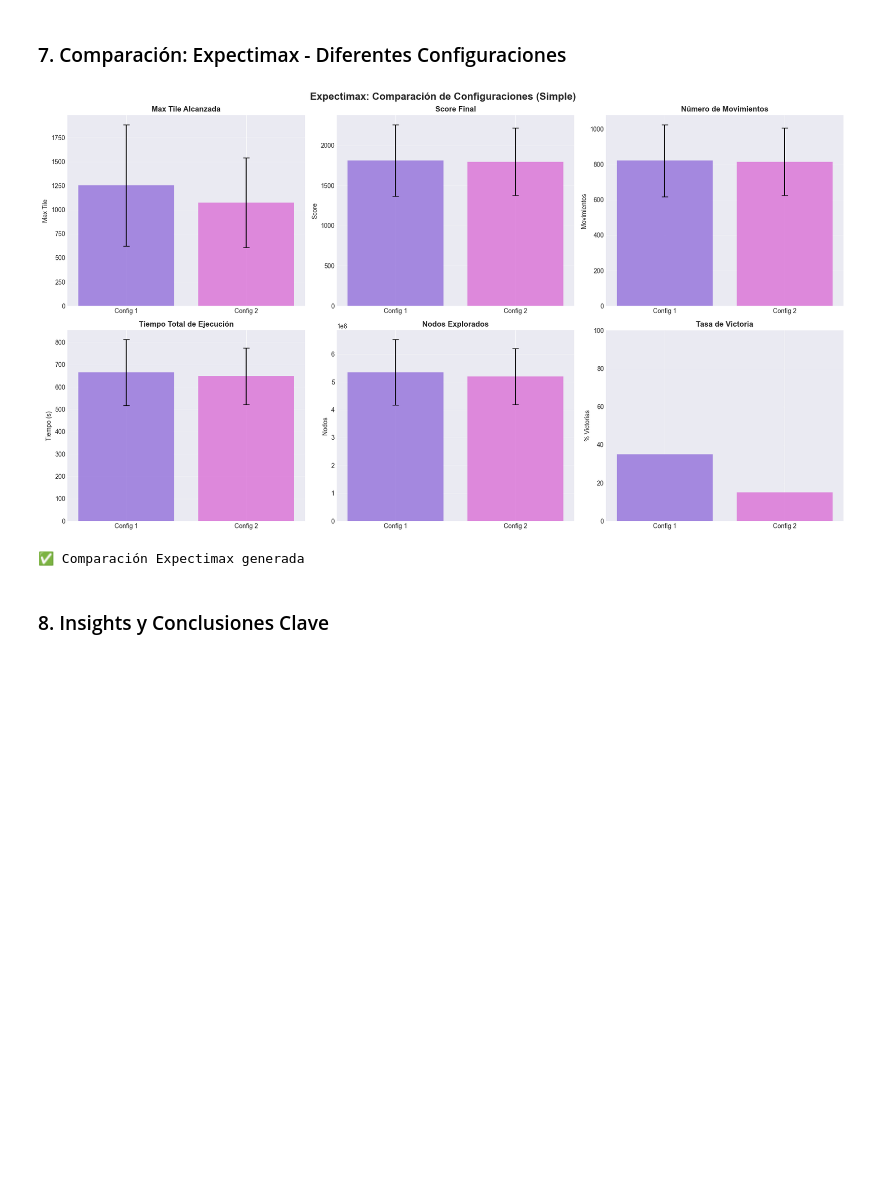
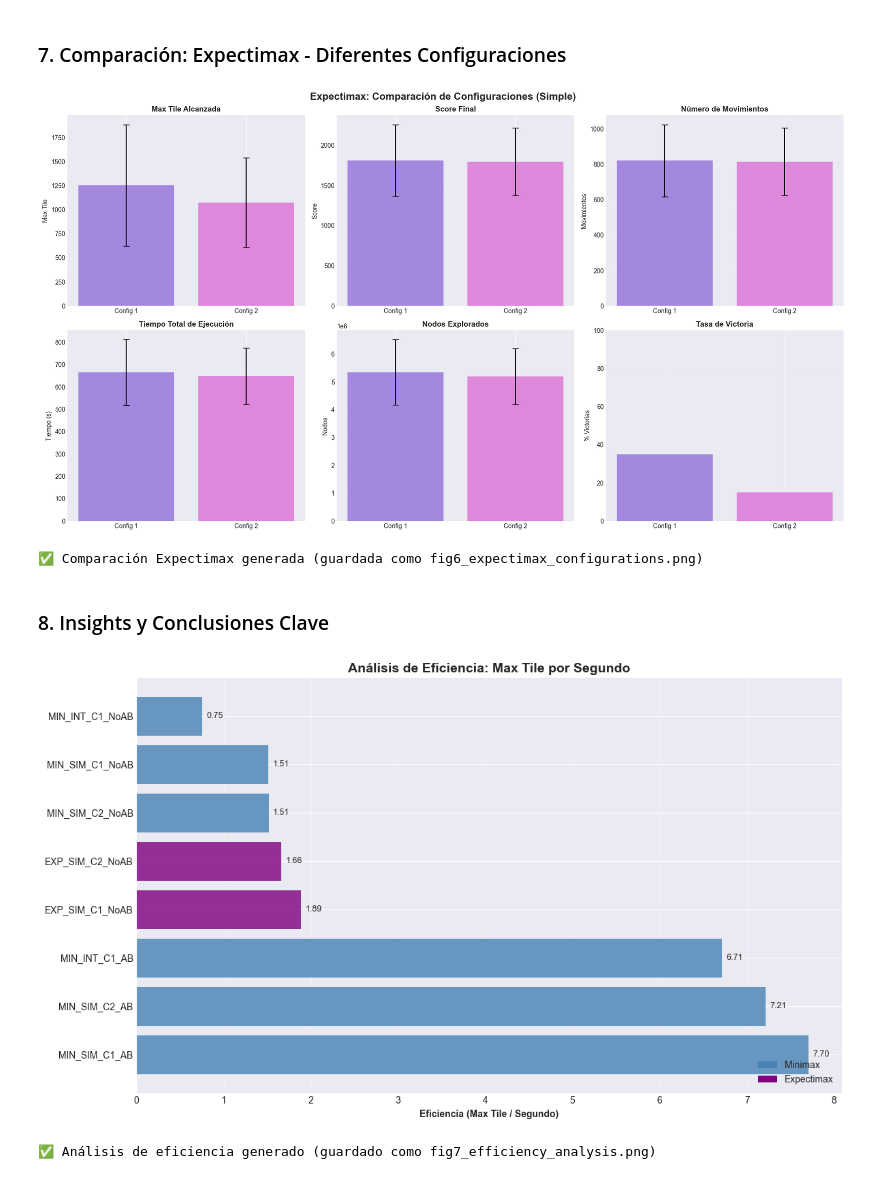
Before and after one commit to JuanPeMiche/Obligatorio-InteligenciaArtificial-292814-286845, a Jupyter notebook: 2048/Analysis_Graficas.ipynb, the cells around one changed output. Cells and saved outputs as stored; diff of their text form; code cells hidden in the pictures; blank space fills up the shorter version.

```diff
--- a/2048/Analysis_Graficas.ipynb
+++ b/2048/Analysis_Graficas.ipynb
@@ -878,12 +883,52 @@ if len(expectimax_comp) > 0:
     fig.suptitle('Expectimax: Comparación de Configuraciones (Simple)',
                  fontsize=16, fontweight='bold')
     plt.tight_layout()
+    plt.savefig('results/plots/fig6_expectimax_configurations.png', dpi=300, bbox_inches='tight')
     plt.show()
-    print("✅ Comparación Expectimax generada")
+    print("✅ Comparación Expectimax generada (guardada como fig6_expectimax_configurations.png)")
 else:
     print("⚠️ No hay datos de Expectimax")
 # %% [output]
 [figure]
-✅ Comparación Expectimax generada
+✅ Comparación Expectimax generada (guardada como fig6_expectimax_configurations.png)
 # %% [markdown]
 ### 8. Insights y Conclusiones Clave
+# %%
+# Gráfico adicional: Eficiencia (Max Tile / Tiempo)
+fig, ax = plt.subplots(1, 1, figsize=(12, 7))
+
+# Calcular eficiencia
+df_summary['efficiency'] = df_summary['max_tile_mean'] / df_summary['time_mean']
+
+# Ordenar por eficiencia
+df_efficiency = df_summary.sort_values('efficiency', ascending=False)
+
+colors_algo = ['steelblue' if alg == 'minimax' else 'purple' for alg in df_efficiency['algorithm']]
+
+bars = ax.barh(range(len(df_efficiency)), df_efficiency['efficiency'], color=colors_algo, alpha=0.8)
+ax.set_yticks(range(len(df_efficiency)))
+ax.set_yticklabels(df_efficiency['short_label'], fontsize=10)
+ax.set_xlabel('Eficiencia (Max Tile / Segundo)', fontweight='bold')
+ax.set_title('Análisis de Eficiencia: Max Tile por Segundo', fontsize=14, fontweight='bold')
+ax.grid(axis='x', alpha=0.3)
+
+# Añadir valores
+for i, (idx, row) in enumerate(df_efficiency.iterrows()):
+    ax.text(row['efficiency'] + 0.05, i, f"{row['efficiency']:.2f}",
+            va='center', fontsize=9)
+
+# Leyenda
+from matplotlib.patches import Patch
+legend_elements = [
+    Patch(facecolor='steelblue', label='Minimax'),
+    Patch(facecolor='purple', label='Expectimax')
+]
+ax.legend(handles=legend_elements, loc='lower right')
+
+plt.tight_layout()
+plt.savefig('results/plots/fig7_efficiency_analysis.png', dpi=300, bbox_inches='tight')
+plt.show()
+print("✅ Análisis de eficiencia generado (guardado como fig7_efficiency_analysis.png)")
+# %% [output]
+[figure, added]
+✅ Análisis de eficiencia generado (guardado como fig7_efficiency_analysis.png)
```
Also changed, not shown: parts of 6 cells of this notebook, 9 other files.
